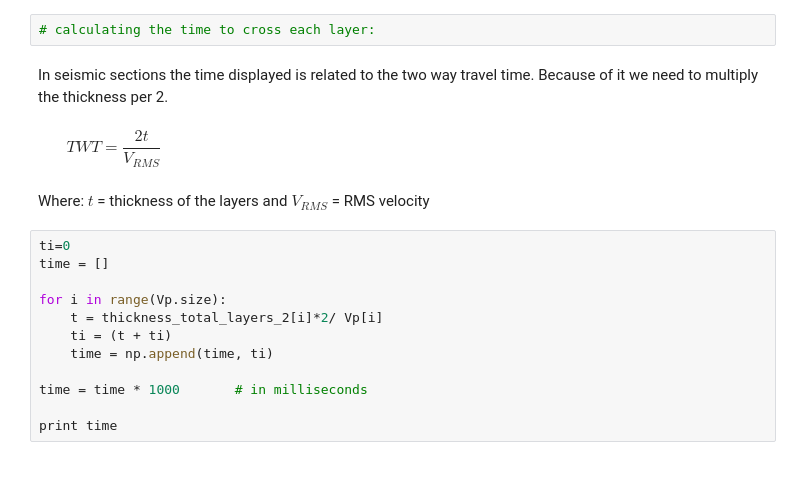
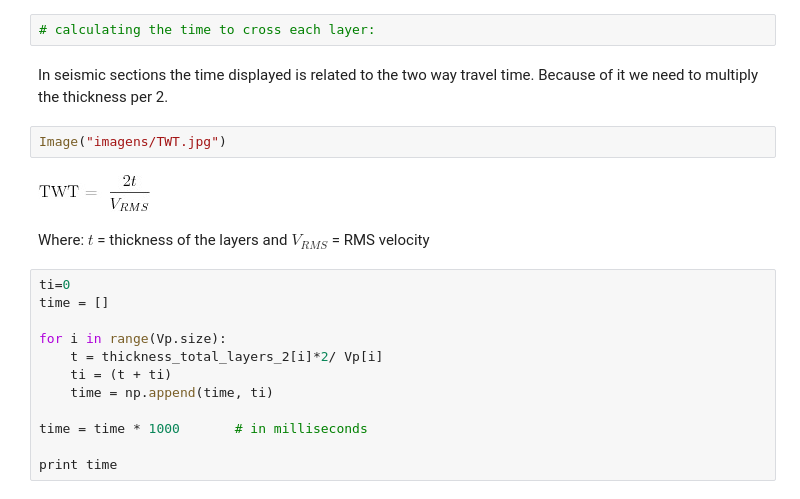
Before and after one commit to raquelsilva/Seismic-well-tie, a Jupyter notebook: seismic-well-tie.ipynb, the cells around one changed output. Drawn from its saved outputs; the diff is of its cells as text; blank space fills up the shorter version.

```diff
--- a/seismic-well-tie.ipynb
+++ b/seismic-well-tie.ipynb
@@ -768,8 +770,10 @@ array([1500.000000, 2710.916681, 3257.282666, 3114.418345, 2956.090228,
 # calculating the time to cross each layer:
 # %% [markdown]
 In seismic sections the time displayed is related to the two way travel time. Because of it we need to multiply the thickness per 2.
-# %% [markdown]
-<center> $ TWT = \dfrac{2t}{V_{RMS}}   \hspace{15cm} $ </center>
+# %%
+Image("imagens/TWT.jpg")
+# %% [output]
+[figure, added]
 # %% [markdown]
 Where: $t$ = thickness of the layers and $V_{RMS}$ = RMS velocity
 # %%
```
Also changed, not shown: parts of 5 cells of this notebook.
